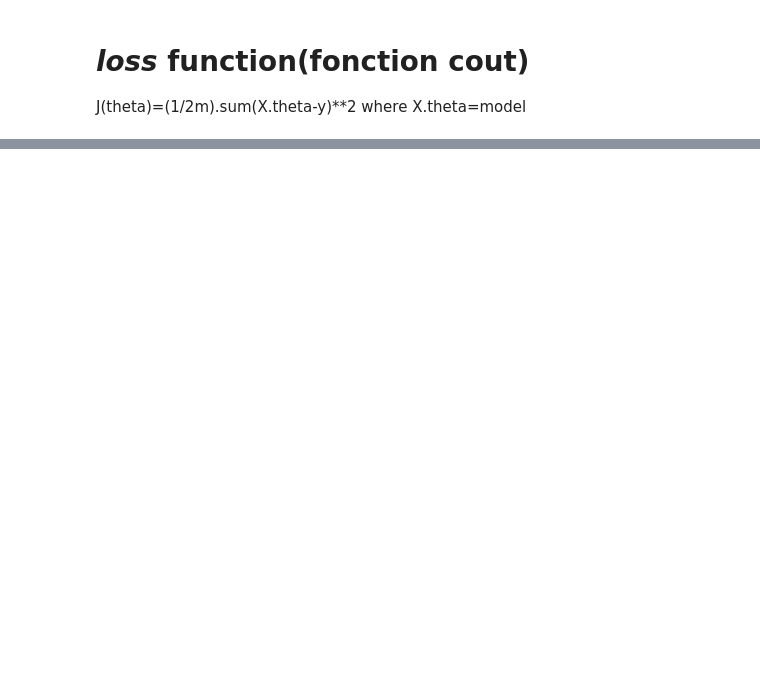
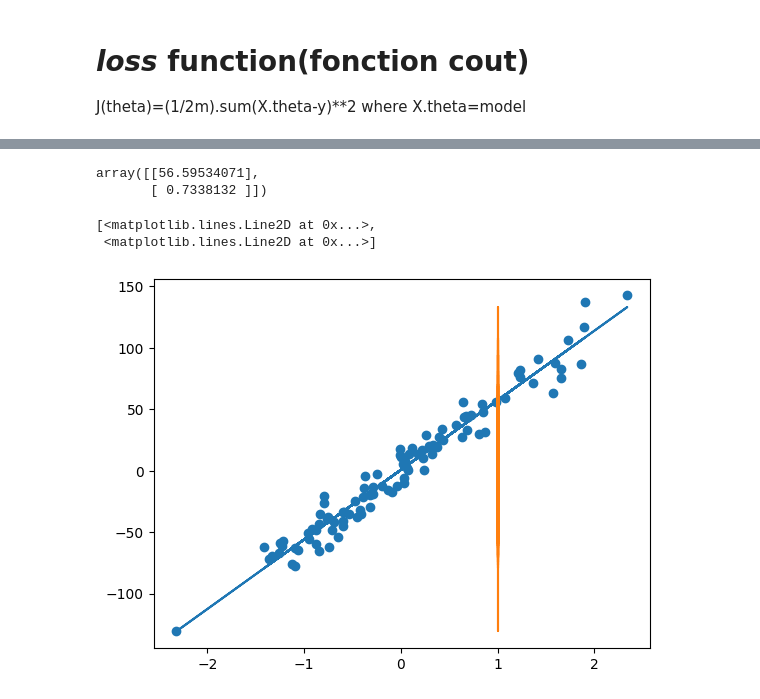
Before and after one commit to Miompolly/machine_learnia, a Jupyter notebook: regressionLean.ipynb, the cells around one changed output, grey strips where cells are left out. Drawn from its saved outputs; the diff is of its cells as text; code cells hidden in the pictures; blank space fills up the shorter version.

```diff
--- a/regressionLean.ipynb
+++ b/regressionLean.ipynb
@@ -106,0 +105,6 @@ sample_data/
+# %%
+def grad(X,y,theta):
+  m=len(y)
+  return (1/m)*X.T.dot(model(X,theta)-y)
+
+grad(X,y,theta)
@@ -106,0 +117,20 @@ sample_data/
+# %%
+def descgrad(X,y,theta,learning_rate,iteration):
+  cost_history=np.zeros(iteration)
+  for i in range(0,iteration):
+    theta=theta-learning_rate*grad(X,y,theta)
+    cost_history[i]=loss_function(X,y,theta)
+  return theta,cost_history
+
+final_theta,cost_history=descgrad(X,y,theta,1,1000)
+final_theta
+# %% [output]
+array([[56.59534071],
+       [ 0.7338132 ]])
+# %%
+plt.scatter(x,y)
+plt.plot(X,model(X,final_theta))
+# %% [output]
+[<matplotlib.lines.Line2D at 0x...>,
+ <matplotlib.lines.Line2D at 0x...>]
+[figure, added]
```
Also changed, not shown: parts of 14 cells of this notebook.
